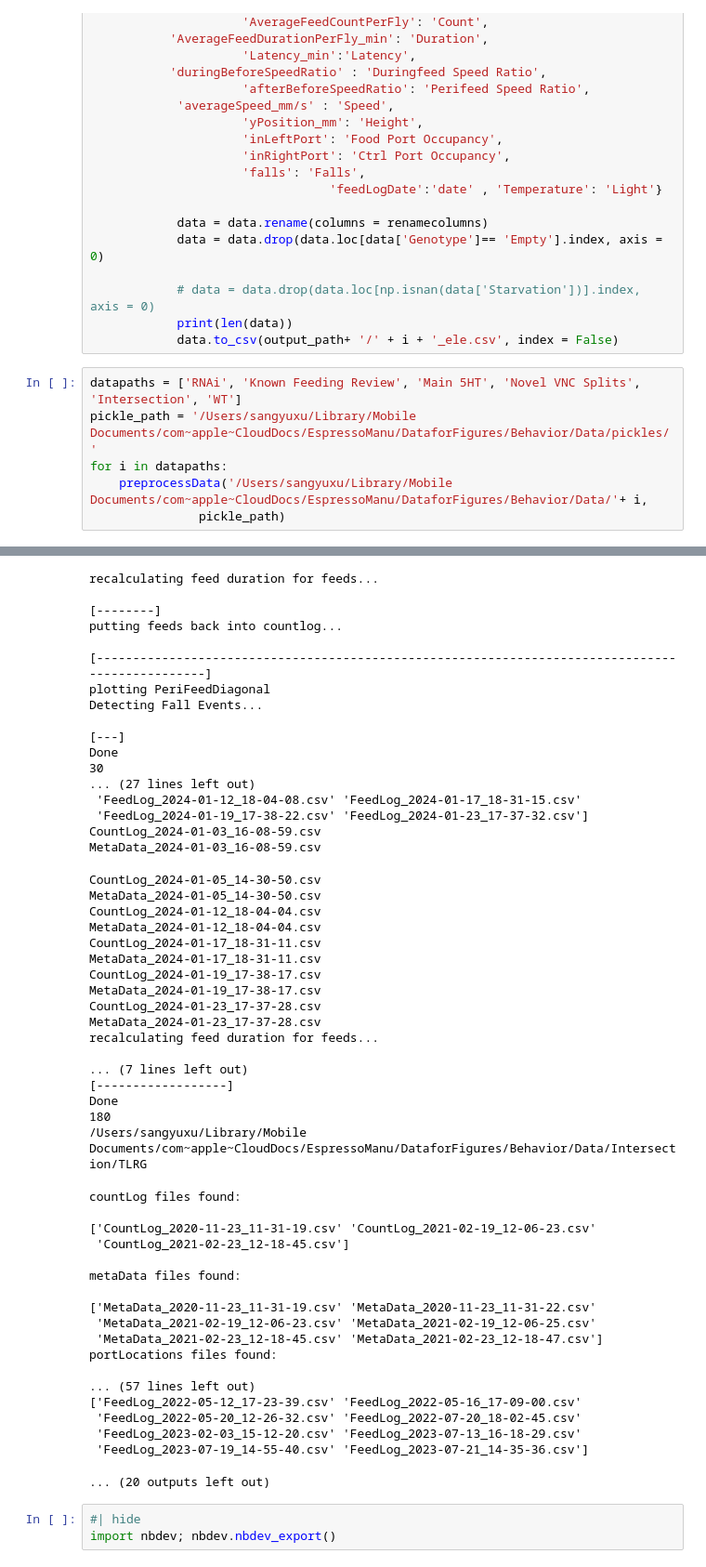
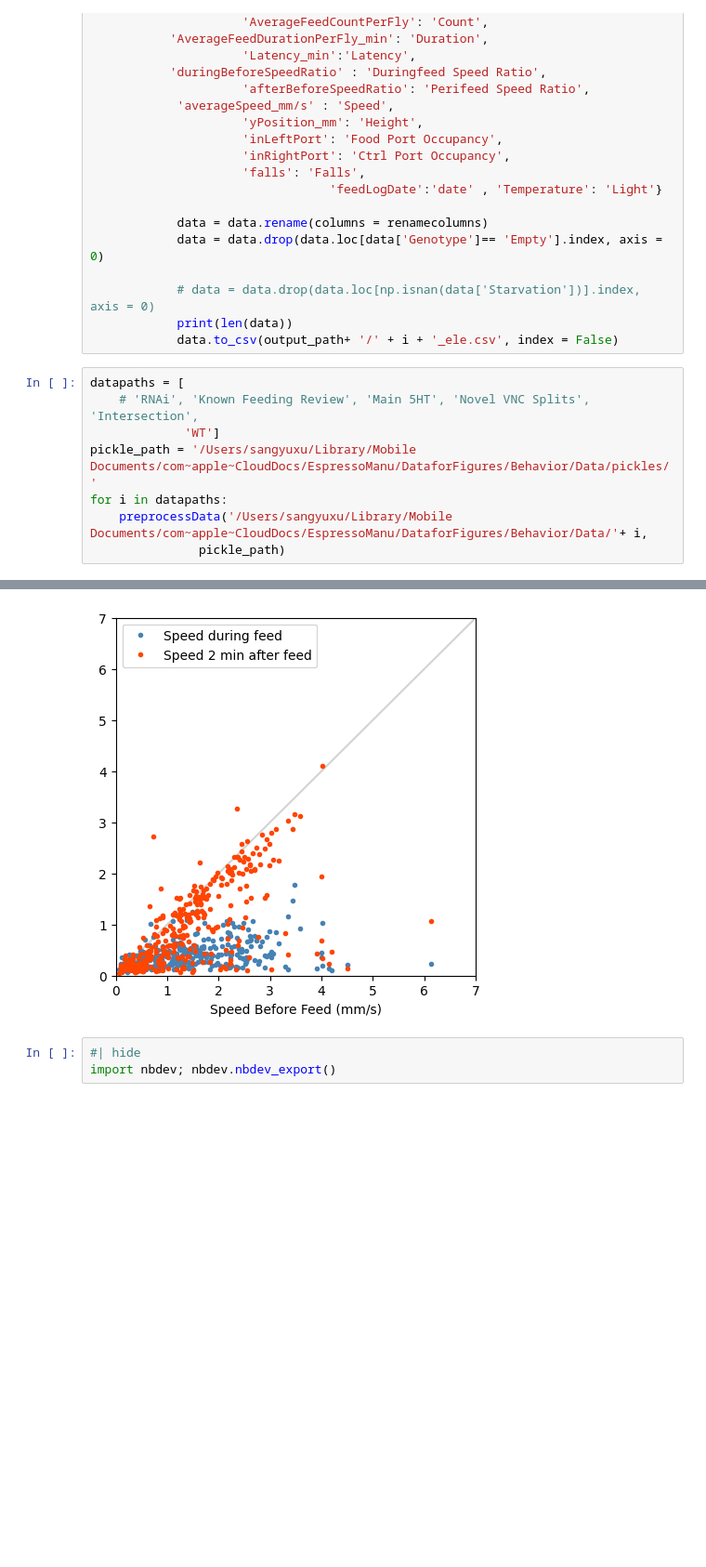
Before and after one commit to sangyu/Holophenotype5HT, a Jupyter notebook: nbs/00_Preprocessing/01_Behavior Preprocessing.ipynb, the cells around one changed output, grey strips where cells are left out. Shown at 93% size. Saved outputs shown, nothing was run; the diff lists cells and outputs as text; blank space fills up the shorter version.

```diff
--- a/nbs/00_Preprocessing/01_Behavior Preprocessing.ipynb
+++ b/nbs/00_Preprocessing/01_Behavior Preprocessing.ipynb
@@ -71,7 +71,9 @@ def preprocessData(input_path, output_path):
             print(len(data))
             data.to_csv(output_path+ '/' + i + '_ele.csv', index = False)
 # %%
-datapaths = ['RNAi', 'Known Feeding Review', 'Main 5HT', 'Novel VNC Splits', 'Intersection', 'WT']
+datapaths = [
+    # 'RNAi', 'Known Feeding Review', 'Main 5HT', 'Novel VNC Splits', 'Intersection',
+             'WT']
 pickle_path = '/Users/sangyuxu/Library/Mobile Documents/com~apple~CloudDocs/EspressoManu/DataforFigures/Behavior/Data/pickles/'
 for i in datapaths:
     preprocessData('/Users/sangyuxu/Library/Mobile Documents/com~apple~CloudDocs/EspressoManu/DataforFigures/Behavior/Data/'+ i,
@@ -233,55 +100,4 @@ MetaData_2023-03-23_16-52-15.csv
-recalculating feed duration for feeds...
-
-[--------]
-putting feeds back into countlog...
-
-[------------------------------------------------------------------------------------------------]
-plotting PeriFeedDiagonal
-Detecting Fall Events...
-
-[---]
-Done
-30
-... (27 lines left out)
- 'FeedLog_2024-01-12_18-04-08.csv' 'FeedLog_2024-01-17_18-31-15.csv'
- 'FeedLog_2024-01-19_17-38-22.csv' 'FeedLog_2024-01-23_17-37-32.csv']
-CountLog_2024-01-03_16-08-59.csv
-MetaData_2024-01-03_16-08-59.csv
-CountLog_2024-01-05_14-30-50.csv
-MetaData_2024-01-05_14-30-50.csv
-CountLog_2024-01-12_18-04-04.csv
-MetaData_2024-01-12_18-04-04.csv
-CountLog_2024-01-17_18-31-11.csv
-MetaData_2024-01-17_18-31-11.csv
-CountLog_2024-01-19_17-38-17.csv
-MetaData_2024-01-19_17-38-17.csv
-CountLog_2024-01-23_17-37-28.csv
-MetaData_2024-01-23_17-37-28.csv
-recalculating feed duration for feeds...
-
-... (7 lines left out)
-[------------------]
-Done
-180
-/Users/sangyuxu/Library/Mobile Documents/com~apple~CloudDocs/EspressoManu/DataforFigures/Behavior/Data/Intersection/TLRG
-countLog files found:
-
-['CountLog_2020-11-23_11-31-19.csv' 'CountLog_2021-02-19_12-06-23.csv'
- 'CountLog_2021-02-23_12-18-45.csv']
-
-metaData files found:
-
-['MetaData_2020-11-23_11-31-19.csv' 'MetaData_2020-11-23_11-31-22.csv'
- 'MetaData_2021-02-19_12-06-23.csv' 'MetaData_2021-02-19_12-06-25.csv'
- 'MetaData_2021-02-23_12-18-45.csv' 'MetaData_2021-02-23_12-18-47.csv']
-portLocations files found:
-
-... (57 lines left out)
-['FeedLog_2022-05-12_17-23-39.csv' 'FeedLog_2022-05-16_17-09-00.csv'
- 'FeedLog_2022-05-20_12-26-32.csv' 'FeedLog_2022-07-20_18-02-45.csv'
- 'FeedLog_2023-02-03_15-12-20.csv' 'FeedLog_2023-07-13_16-18-29.csv'
- 'FeedLog_2023-07-19_14-55-40.csv' 'FeedLog_2023-07-21_14-35-36.csv']
-... (20 outputs left out)
+[figure, added]
 # %%
 #| hide
 import nbdev; nbdev.nbdev_export()
```
Also changed, not shown: parts of 1 cell of this notebook, 3 other files.
